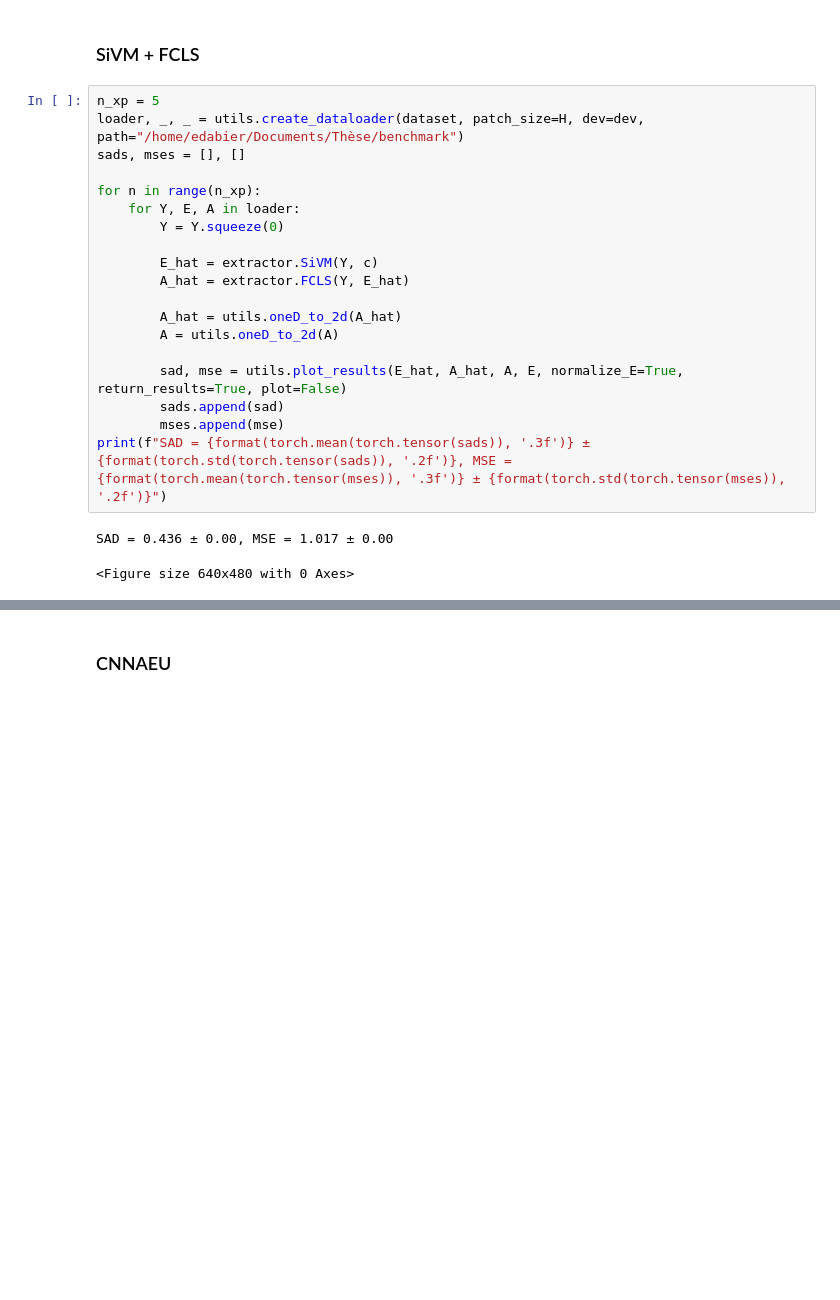
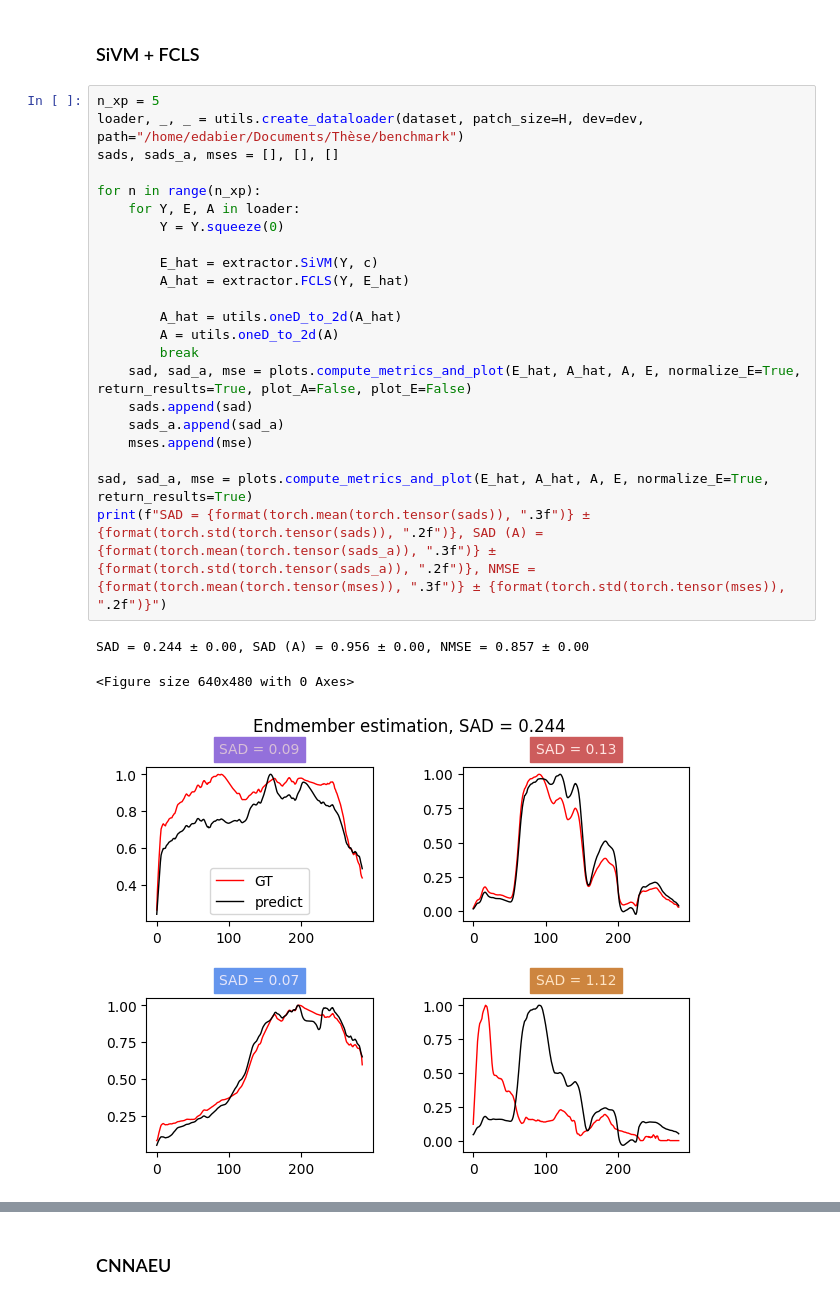
Before and after one commit to edabier/SS-HSU_benchmark, a Jupyter notebook: cnnaeu2.ipynb, the cells around one changed output, grey strips where cells are left out. Drawn from its saved outputs; the diff is of its cells as text; blank space fills up the shorter version.

```diff
--- a/cnnaeu2.ipynb
+++ b/cnnaeu2.ipynb
@@ -45,22 +47,26 @@ Y_init = Y_init.unsqueeze(0)
 # %%
 n_xp = 5
 loader, _, _ = utils.create_dataloader(dataset, patch_size=H, dev=dev, path="/home/edabier/Documents/Thèse/benchmark")
-sads, mses = [], []
+sads, sads_a, mses = [], [], []
 
 for n in range(n_xp):
     for Y, E, A in loader:
         Y = Y.squeeze(0)
 
         E_hat = extractor.SiVM(Y, c)
         A_hat = extractor.FCLS(Y, E_hat)
 
         A_hat = utils.oneD_to_2d(A_hat)
         A = utils.oneD_to_2d(A)
+        break
+    sad, sad_a, mse = plots.compute_metrics_and_plot(E_hat, A_hat, A, E, normalize_E=True, return_results=True, plot_A=False, plot_E=False)
+    sads.append(sad)
+    sads_a.append(sad_a)
+    mses.append(mse)
 
-        sad, mse = utils.plot_results(E_hat, A_hat, A, E, normalize_E=True, return_results=True, plot=False)
-        sads.append(sad)
-        mses.append(mse)
-print(f"SAD = {format(torch.mean(torch.tensor(sads)), '.3f')} ± {format(torch.std(torch.tensor(sads)), '.2f')}, MSE = {format(torch.mean(torch.tensor(mses)), '.3f')} ± {format(torch.std(torch.tensor(mses)), '.2f')}")
+sad, sad_a, mse = plots.compute_metrics_and_plot(E_hat, A_hat, A, E, normalize_E=True, return_results=True)
+print(f"SAD = {format(torch.mean(torch.tensor(sads)), ".3f")} ± {format(torch.std(torch.tensor(sads)), ".2f")}, SAD (A) = {format(torch.mean(torch.tensor(sads_a)), ".3f")} ± {format(torch.std(torch.tensor(sads_a)), ".2f")}, NMSE = {format(torch.mean(torch.tensor(mses)), ".3f")} ± {format(torch.std(torch.tensor(mses)), ".2f")}")
 # %% [output]
-SAD = 0.436 ± 0.00, MSE = 1.017 ± 0.00
+SAD = 0.244 ± 0.00, SAD (A) = 0.956 ± 0.00, NMSE = 0.857 ± 0.00
 <Figure size 640x480 with 0 Axes>
+[figure, added]
```
Also changed, not shown: parts of 5 cells of this notebook, 8 other files.
